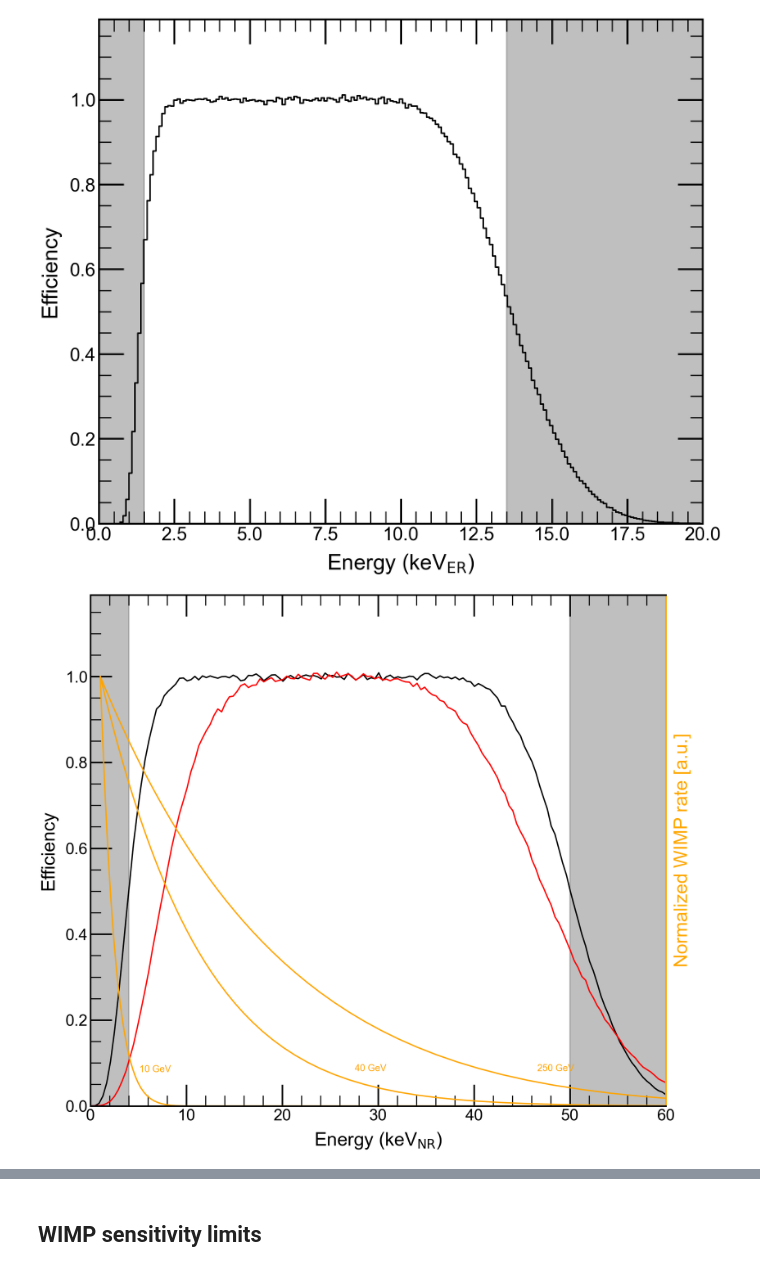
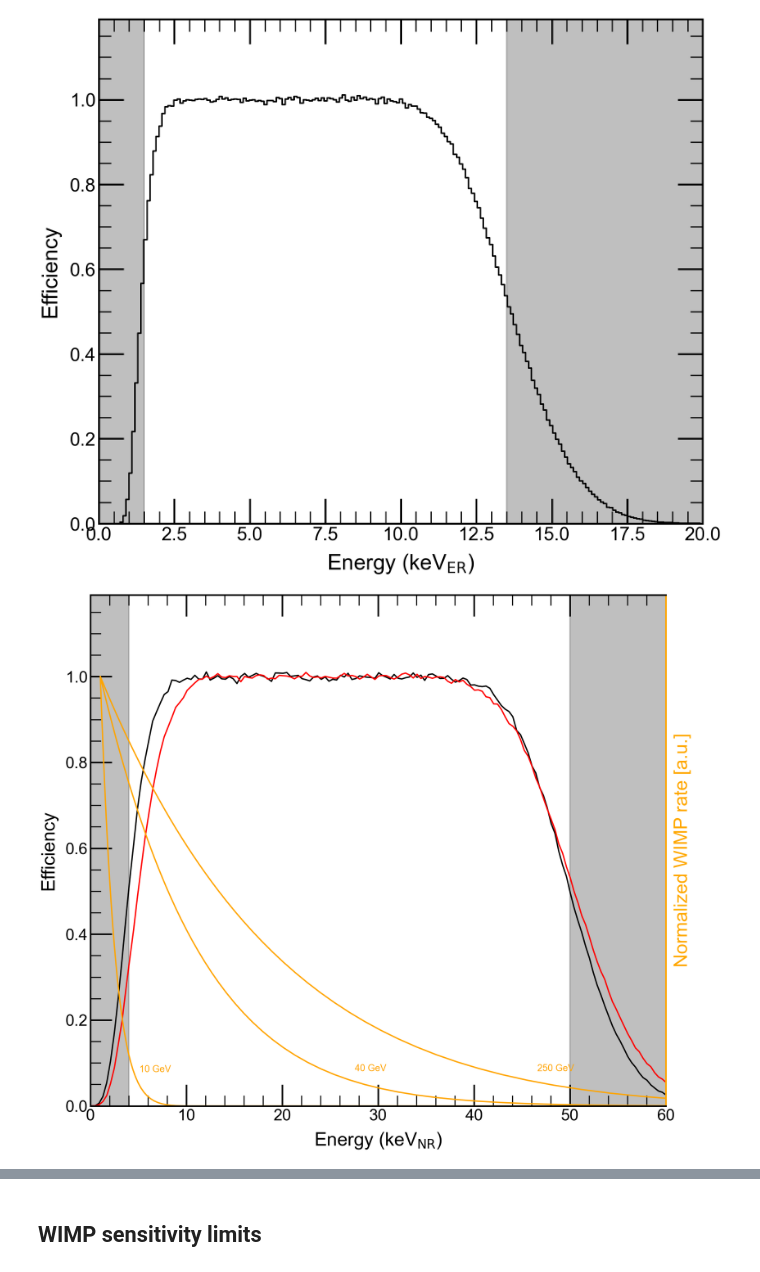
Before and after one commit to jpienaar13/HermeticTPC, a Jupyter notebook: common_plots/plotter.ipynb, the cells around one changed output, grey strips where cells are left out. Drawn from its saved outputs; the diff is of its cells as text; code cells hidden in the pictures.

```diff
--- a/common_plots/plotter.ipynb
+++ b/common_plots/plotter.ipynb
@@ -365,7 +365,7 @@ plt.show()
 [figure]
 # %%
 h = hdf["efficiency_NR"]
-h_30p = hdf["efficiency_NR_30p"]
+h_10p = hdf["efficiency_NR_10p"]
 
 energy_05_low = 4
 energy_05_high = 50
@@ -374,39 +374,39 @@ fig = plt.figure(figsize=(7, 6))
 
 ax1 = plt.gca()
 ax1.plot(h[0], h[1], ls="-", color="black", label="Efficiency")
-ax1.plot(h_30p[0], h_30p[1], ls="-", color="red", label="Efficiency 30\% abs.")
+ax1.plot(h_10p[0], h_10p[1], ls="-", color="red", label="Efficiency 10\% abs.")
 ax1.set_ylabel("Efficiency")
 ax1.set_ylim(0, 1.19)
 
 # Create a second y-axis on the right for the WIMP spectra
 ax2 = ax1.twinx()
 ax2.spines["right"].set_color("orange")
 ax2.yaxis.label.set_color("orange")
 #ax2.tick_params(axis="y", colors="orange")
 ax2.set_yticklabels([])
 ax2.set_yticks([])
 ax2.set_ylabel("Normalized WIMP rate [a.u.]", color="orange")
 ax2.set_ylim(0, 1.19)
 
 mws = [10, 40, 250]
 # Put WIMP spectra on the right axis
 for mw in mws:
     x,y = hdf[f"WIMP_rate_{mw}GeV"][:]
     ax2.plot(x, y, "-", color="orange")
     # find energy where rate goes below 0.1
     idx = np.where(y < 0.1)[0][0]
     ax2.text(x[idx]*1.15, y[idx], f"{mw} GeV", color="orange", va="center", ha="left")
 
 ax1.set_xlim(0, 60)
 ax1.set_xlabel("Energy (keV$_{\mathrm{NR}}$)")
 
 ax1.axvspan(0, energy_05_low, color="gray", alpha=0.5, zorder=0)
 ax1.axvspan(energy_05_high, 60, color="gray", alpha=0.5, zorder=0)
 
 plt.tight_layout()
 
 plt.show()
 # %% [output]
-[figure, old version]
+[figure, new version]
 # %%
 h = hdf["efficiency_NR"]
```
Also changed, not shown: parts of 3 cells of this notebook, 2 other files.
